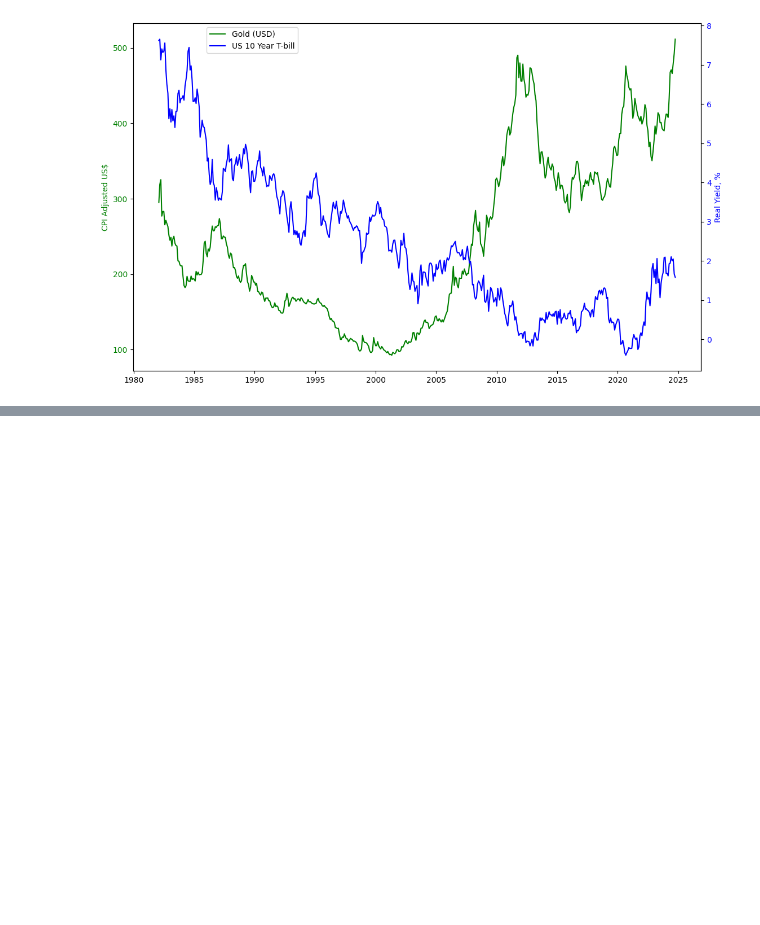
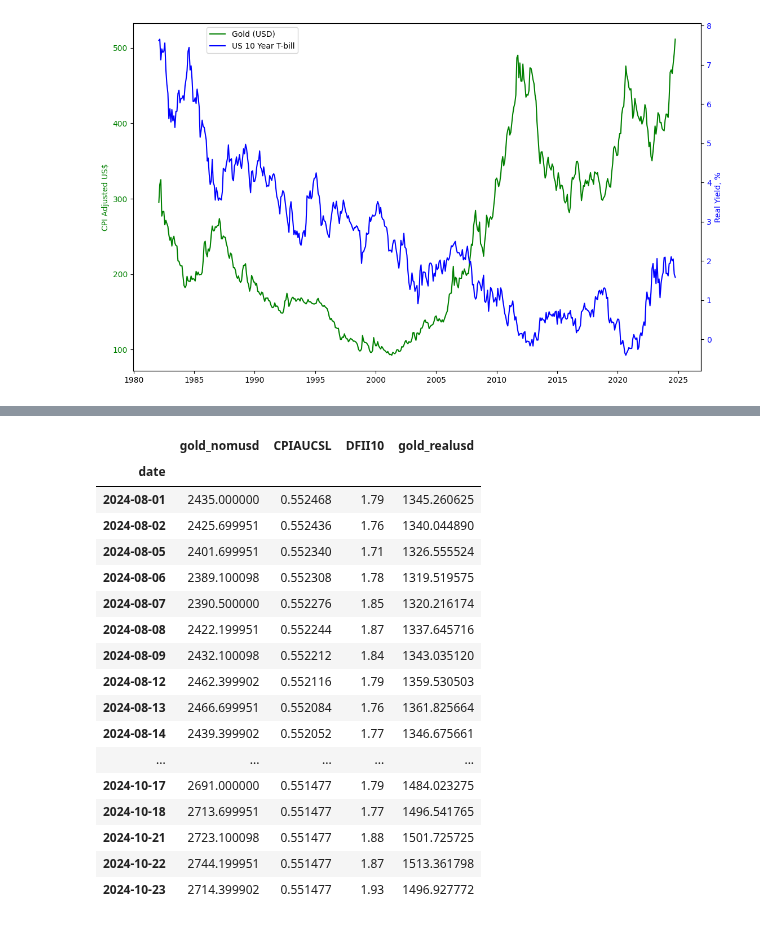
Before and after one commit to jamiegleave/econ, a Jupyter notebook: gold_rates.ipynb, the cells around one changed output, grey strips where cells are left out. Cells and saved outputs as stored; diff of their text form; code cells hidden in the pictures; blank space fills up the shorter version.

```diff
--- a/gold_rates.ipynb
+++ b/gold_rates.ipynb
@@ -124,0 +109,13 @@ sns.scatterplot(post_cov,x='real_rate',y='real_price')
+# %%
+#   YFinance Pull
+gold_price = yf.Ticker("GC=F")
+gold_price = (
+    gold_price.history(period='max')
+    .drop(['Open','High','Low','Volume','Dividends','Stock Splits'],axis=1)
+        .assign(
+        Close=lambda df: pd.to_numeric(df['Close'])
+    )
+    .rename(columns={'Close':'gold_nomusd'})
+)
+
+gold_price.index = gold_price.index.tz_localize(None).rename('date')
@@ -124,0 +176,21 @@ sns.scatterplot(post_cov,x='real_rate',y='real_price')
+# %%
+df
+# %% [output]
+|  | gold_nomusd | CPIAUCSL | DFII10 | gold_realusd |
+| date |  |  |  |  |
+| 2024-08-01 | 2435.000000 | 0.552468 | 1.79 | 1345.260625 |
+| 2024-08-02 | 2425.699951 | 0.552436 | 1.76 | 1340.044890 |
+| 2024-08-05 | 2401.699951 | 0.552340 | 1.71 | 1326.555524 |
+| 2024-08-06 | 2389.100098 | 0.552308 | 1.78 | 1319.519575 |
+| 2024-08-07 | 2390.500000 | 0.552276 | 1.85 | 1320.216174 |
+| 2024-08-08 | 2422.199951 | 0.552244 | 1.87 | 1337.645716 |
+| 2024-08-09 | 2432.100098 | 0.552212 | 1.84 | 1343.035120 |
+| 2024-08-12 | 2462.399902 | 0.552116 | 1.79 | 1359.530503 |
+| 2024-08-13 | 2466.699951 | 0.552084 | 1.76 | 1361.825664 |
+| 2024-08-14 | 2439.399902 | 0.552052 | 1.77 | 1346.675661 |
+| ... | ... | ... | ... | ... |
+| 2024-10-17 | 2691.000000 | 0.551477 | 1.79 | 1484.023275 |
+| 2024-10-18 | 2713.699951 | 0.551477 | 1.77 | 1496.541765 |
+| 2024-10-21 | 2723.100098 | 0.551477 | 1.88 | 1501.725725 |
+| 2024-10-22 | 2744.199951 | 0.551477 | 1.87 | 1513.361798 |
+| 2024-10-23 | 2714.399902 | 0.551477 | 1.93 | 1496.927772 |
```
Also changed, not shown: parts of 16 cells of this notebook.
